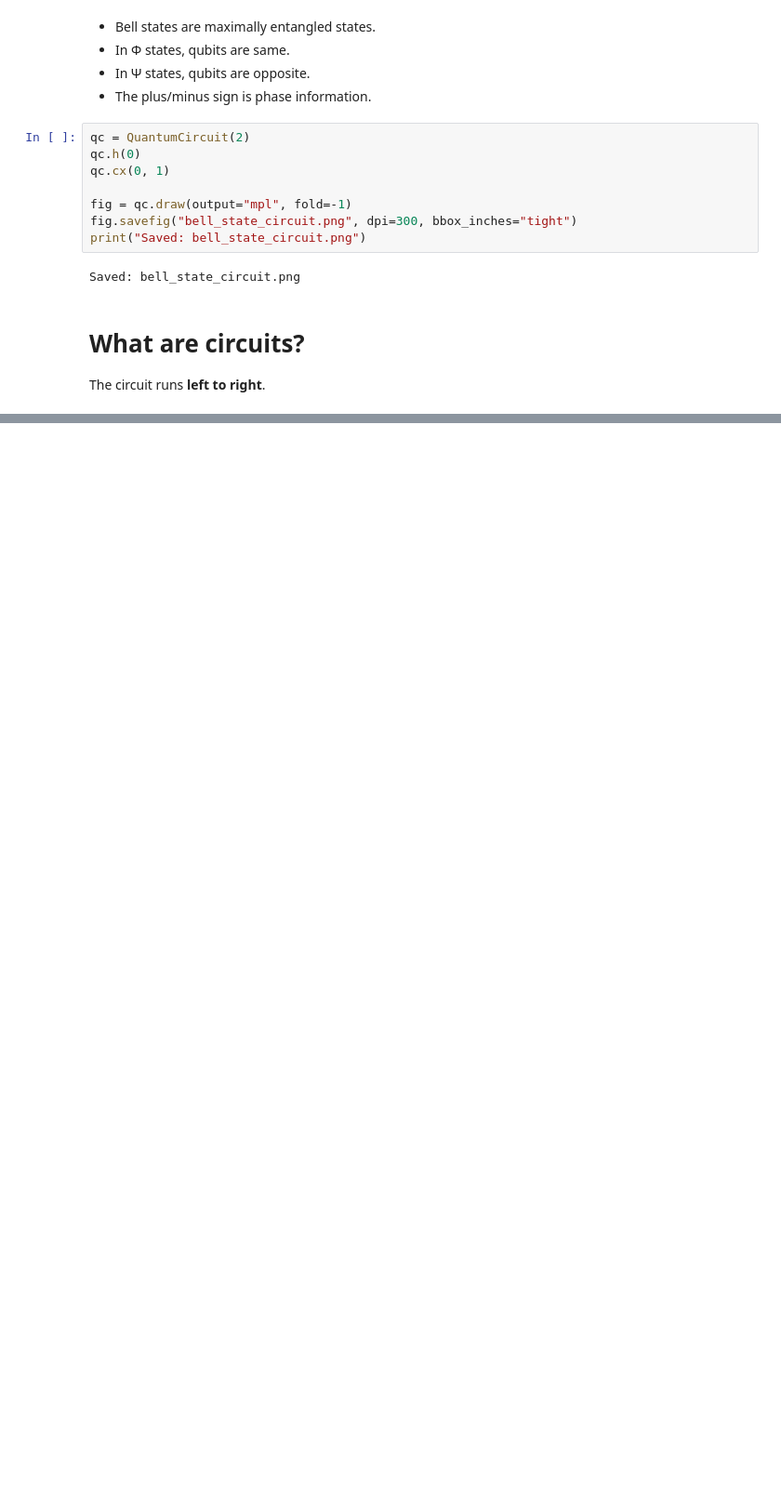
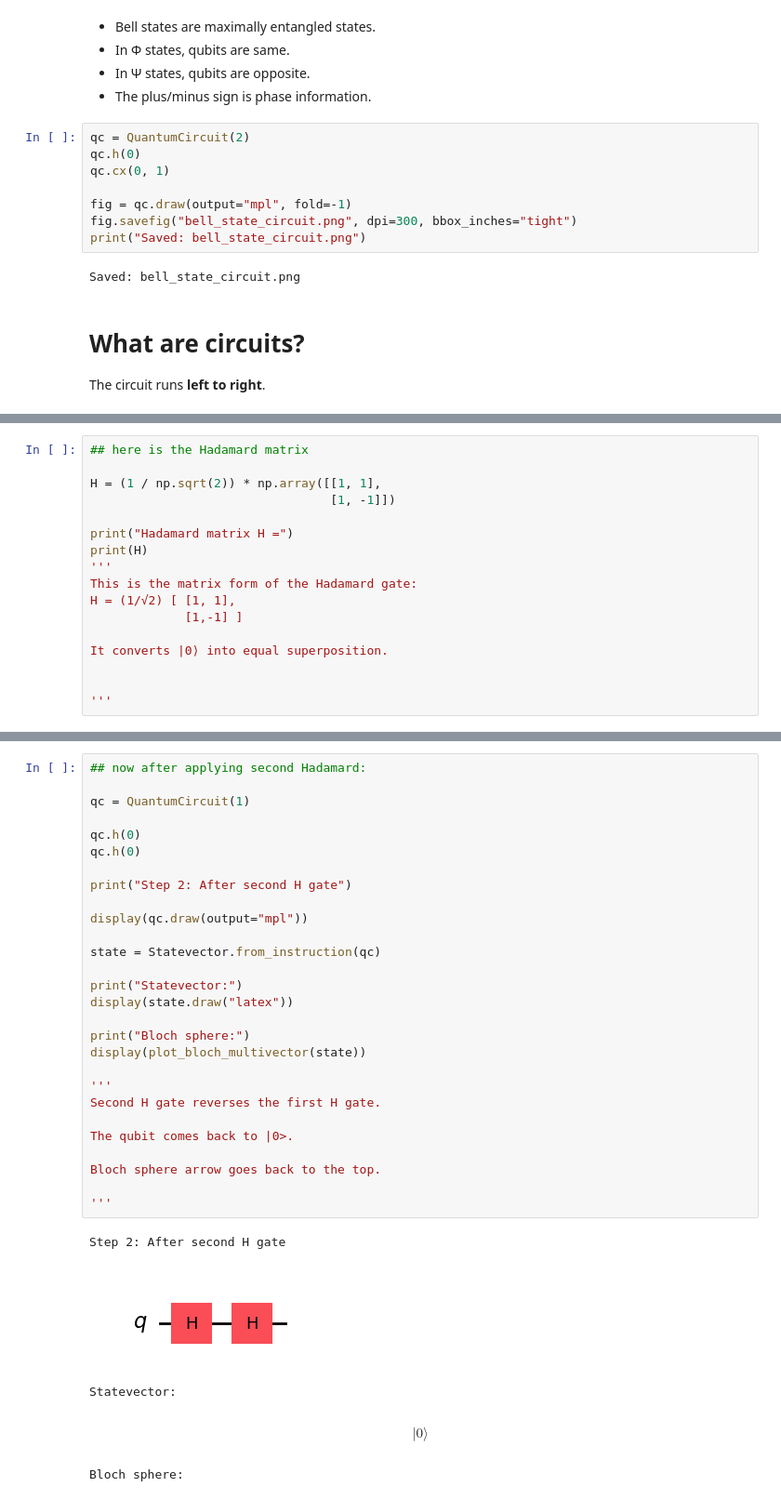
Before and after one commit to vickybudhiraja/quantum_circuits, a Jupyter notebook: quantum_circuits_hands_on.ipynb, the cells around one changed output, grey strips where cells are left out. Shown at 93% size. Saved outputs shown, nothing was run; the diff lists cells and outputs as text; blank space fills up the shorter version.

```diff
--- a/quantum_circuits_hands_on.ipynb
+++ b/quantum_circuits_hands_on.ipynb
@@ -1225,0 +1257,17 @@ $$(0.5380681746 - 0.1748289478 i) |000\rangle+(0.2228751354 - 0.0724165213 i) |0
+# %%
+## here is the Hadamard matrix
+
+H = (1 / np.sqrt(2)) * np.array([[1, 1],
+                                 [1, -1]])
+
+print("Hadamard matrix H =")
+print(H)
+'''
+This is the matrix form of the Hadamard gate:
+H = (1/√2) [ [1, 1],
+             [1,-1] ]
+
+It converts |0⟩ into equal superposition.
+
+
+'''
@@ -1225,0 +1458,34 @@ $$(0.5380681746 - 0.1748289478 i) |000\rangle+(0.2228751354 - 0.0724165213 i) |0
+# %%
+## now after applying second Hadamard:
+
+qc = QuantumCircuit(1)
+
+qc.h(0)
+qc.h(0)
+
+print("Step 2: After second H gate")
+
+display(qc.draw(output="mpl"))
+
+state = Statevector.from_instruction(qc)
+
+print("Statevector:")
+display(state.draw("latex"))
+
+print("Bloch sphere:")
+display(plot_bloch_multivector(state))
+
+'''
+Second H gate reverses the first H gate.
+
+The qubit comes back to |0>.
+
+Bloch sphere arrow goes back to the top.
+
+'''
+# %% [output]
+Step 2: After second H gate
+[figure, added]
+Statevector:
+$$ |0\rangle$$
+Bloch sphere:
```
Also changed, not shown: parts of 22 cells of this notebook.
